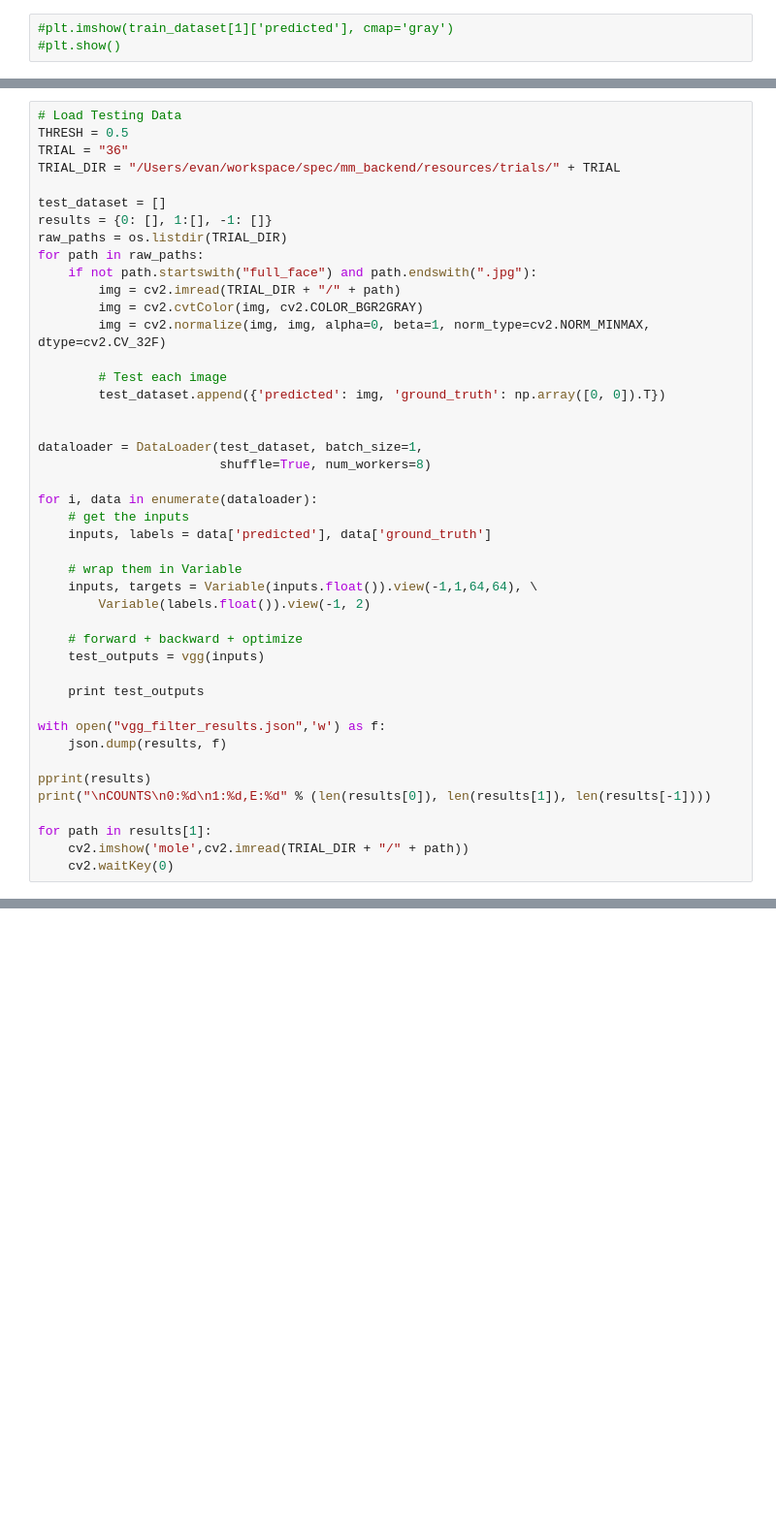
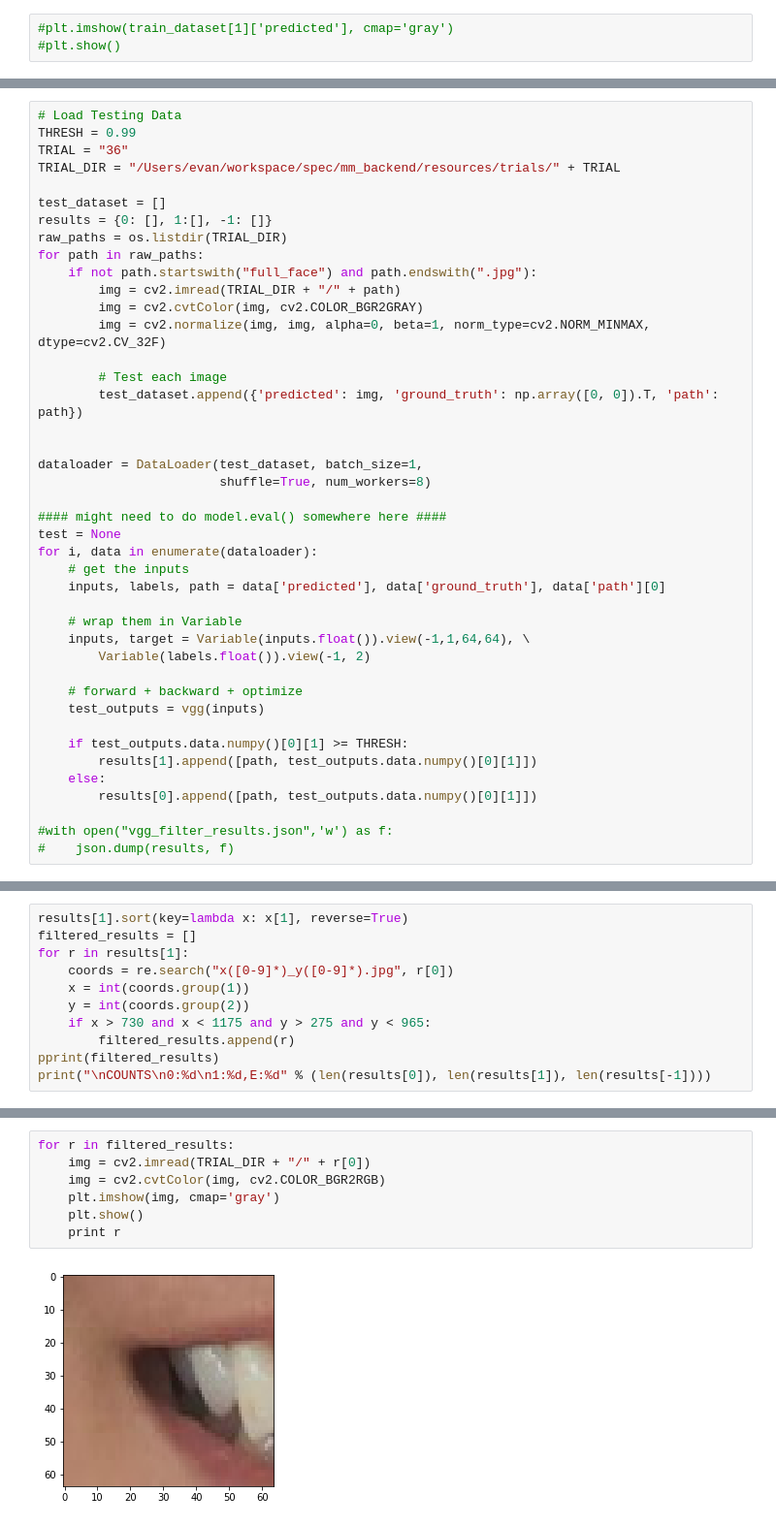
Before and after one commit to spec-magic-mirror/mm_backend, a Jupyter notebook: VGG_NN.ipynb, the cells around one changed output, grey strips where cells are left out. Shown: that part at 97% size. Cells and saved outputs as stored; diff of their text form; blank space fills up the shorter version.

Commit message:
updated model trainer with testing code

```diff
--- a/VGG_NN.ipynb
+++ b/VGG_NN.ipynb
@@ -247,6 +237,6 @@ Variable containing:
 # %%
 # Load Testing Data
-THRESH = 0.5
+THRESH = 0.99
 TRIAL = "36"
 TRIAL_DIR = "/Users/evan/workspace/spec/mm_backend/resources/trials/" + TRIAL
 
@@ -260,31 +250,29 @@ for path in raw_paths:
         img = cv2.normalize(img, img, alpha=0, beta=1, norm_type=cv2.NORM_MINMAX, dtype=cv2.CV_32F)
 
         # Test each image
-        test_dataset.append({'predicted': img, 'ground_truth': np.array([0, 0]).T})
+        test_dataset.append({'predicted': img, 'ground_truth': np.array([0, 0]).T, 'path': path})
 
 
 dataloader = DataLoader(test_dataset, batch_size=1,
                         shuffle=True, num_workers=8)
 
+#### might need to do model.eval() somewhere here ####
+test = None
 for i, data in enumerate(dataloader):
     # get the inputs
-    inputs, labels = data['predicted'], data['ground_truth']
+    inputs, labels, path = data['predicted'], data['ground_truth'], data['path'][0]
 
     # wrap them in Variable
-    inputs, targets = Variable(inputs.float()).view(-1,1,64,64), \
+    inputs, target = Variable(inputs.float()).view(-1,1,64,64), \
         Variable(labels.float()).view(-1, 2)
 
     # forward + backward + optimize
     test_outputs = vgg(inputs)
 
-    print test_outputs
+    if test_outputs.data.numpy()[0][1] >= THRESH:
+        results[1].append([path, test_outputs.data.numpy()[0][1]])
+    else:
+        results[0].append([path, test_outputs.data.numpy()[0][1]])
 
-with open("vgg_filter_results.json",'w') as f:
-    json.dump(results, f)
-
-pprint(results)
-print("\nCOUNTS\n0:%d\n1:%d,E:%d" % (len(results[0]), len(results[1]), len(results[-1])))
-
-for path in results[1]:
-    cv2.imshow('mole',cv2.imread(TRIAL_DIR + "/" + path))
-    cv2.waitKey(0)
+#with open("vgg_filter_results.json",'w') as f:
+#    json.dump(results, f)
@@ -292,0 +279,11 @@ NameError: name 'vgg' is not defined
+# %%
+results[1].sort(key=lambda x: x[1], reverse=True)
+filtered_results = []
+for r in results[1]:
+    coords = re.search("x([0-9]*)_y([0-9]*).jpg", r[0])
+    x = int(coords.group(1))
+    y = int(coords.group(2))
+    if x > 730 and x < 1175 and y > 275 and y < 965:
+        filtered_results.append(r)
+pprint(filtered_results)
+print("\nCOUNTS\n0:%d\n1:%d,E:%d" % (len(results[0]), len(results[1]), len(results[-1])))
@@ -292,0 +302,9 @@ NameError: name 'vgg' is not defined
+# %%
+for r in filtered_results:
+    img = cv2.imread(TRIAL_DIR + "/" + r[0])
+    img = cv2.cvtColor(img, cv2.COLOR_BGR2RGB)
+    plt.imshow(img, cmap='gray')
+    plt.show()
+    print r
+# %% [output]
+[figure, added]
```
Also changed, not shown: parts of 8 cells of this notebook.
